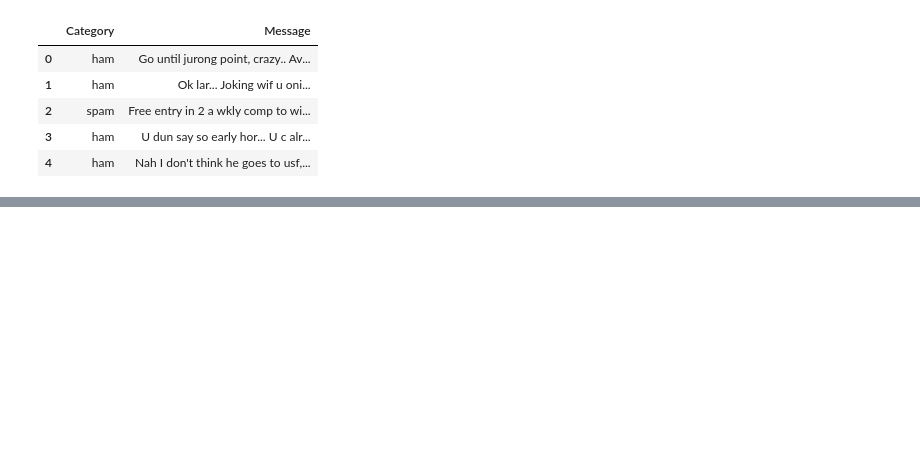
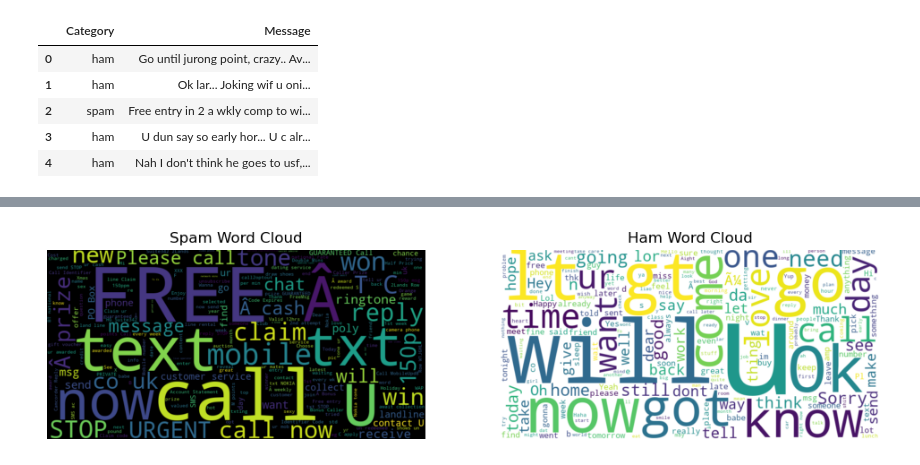
Before and after one commit to sathwik238/Email-Spam-Filtering-GNB, a Jupyter notebook: Email-spam-filtering.ipynb, the cells around one changed output, grey strips where cells are left out. Drawn from its saved outputs; the diff is of its cells as text; code cells hidden in the pictures; blank space fills up the shorter version.

```diff
--- a/Email-spam-filtering.ipynb
+++ b/Email-spam-filtering.ipynb
@@ -134,0 +142,24 @@ esf.score(X_test,y_test)*100
+# %%
+# Word cloud for Spam
+spam_words = ' '.join(data[data['Category'] == 'spam']['Message'])
+spam_wc = WordCloud(width=800, height=400, background_color='black').generate(spam_words)
+
+# Word cloud for Ham
+ham_words = ' '.join(data[data['Category'] == 'ham']['Message'])
+ham_wc = WordCloud(width=800, height=400, background_color='white').generate(ham_words)
+
+# Display Word Clouds
+plt.figure(figsize=(12, 6))
+plt.subplot(1, 2, 1)
+plt.imshow(spam_wc, interpolation='bilinear')
+plt.axis('off')
+plt.title("Spam Word Cloud")
+
+plt.subplot(1, 2, 2)
+plt.imshow(ham_wc, interpolation='bilinear')
+plt.axis('off')
+plt.title("Ham Word Cloud")
+
+plt.show()
+# %% [output]
+[figure, added]
```
Also changed, not shown: parts of 65 cells of this notebook.
